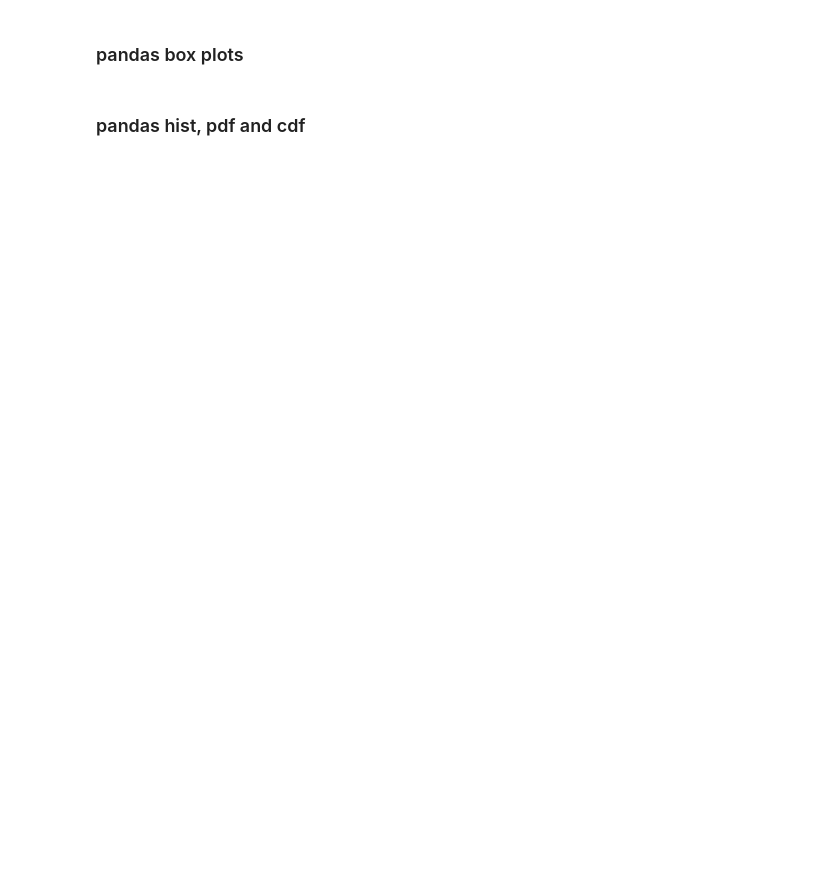
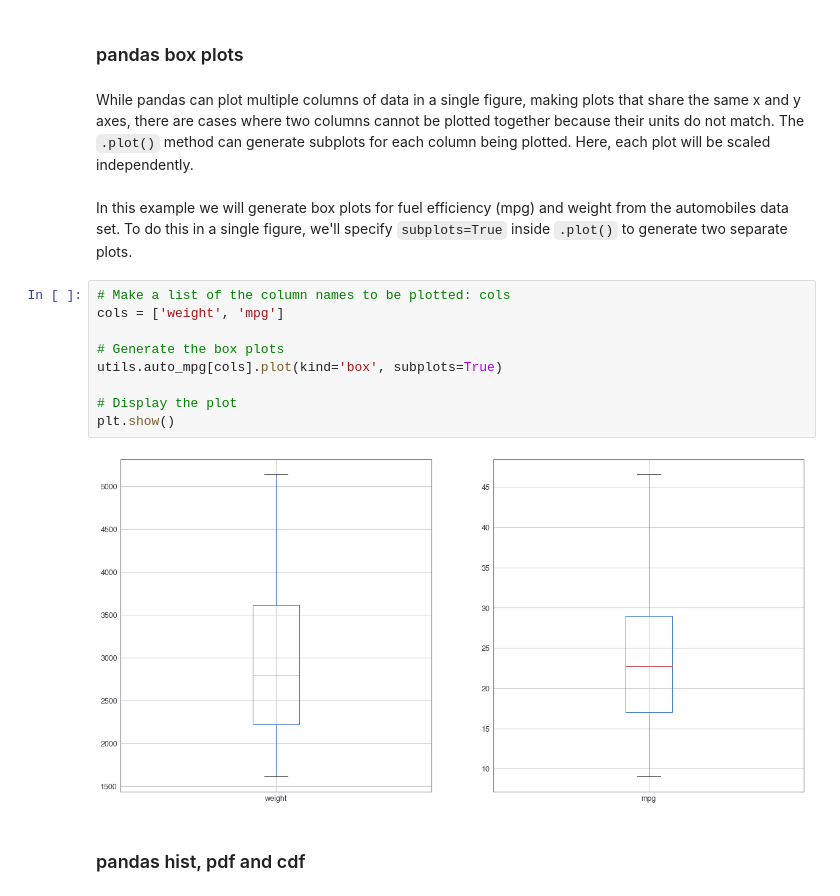
Before and after one commit to ML-Challenge/week2-data-analysis, a Jupyter notebook: L3.pandas Foundations.ipynb, the cells around one changed output. Saved outputs shown, nothing was run; the diff lists cells and outputs as text; blank space fills up the shorter version.

```diff
--- a/L3.pandas Foundations.ipynb
+++ b/L3.pandas Foundations.ipynb
@@ -945,4 +1005,19 @@ utils.election.head()
 # %% [markdown]
 ### pandas box plots
+# %% [markdown]
+While pandas can plot multiple columns of data in a single figure, making plots that share the same x and y axes, there are cases where two columns cannot be plotted together because their units do not match. The `.plot()` method can generate subplots for each column being plotted. Here, each plot will be scaled independently.
+# %% [markdown]
+In this example we will generate box plots for fuel efficiency (mpg) and weight from the automobiles data set. To do this in a single figure, we'll specify `subplots=True` inside `.plot()` to generate two separate plots.
+# %%
+# Make a list of the column names to be plotted: cols
+cols = ['weight', 'mpg']
+
+# Generate the box plots
+utils.auto_mpg[cols].plot(kind='box', subplots=True)
+
+# Display the plot
+plt.show()
+# %% [output]
+[figure, added]
 # %% [markdown]
 ### pandas hist, pdf and cdf
```
Also changed, not shown: parts of 27 cells of this notebook, 4 other files.
